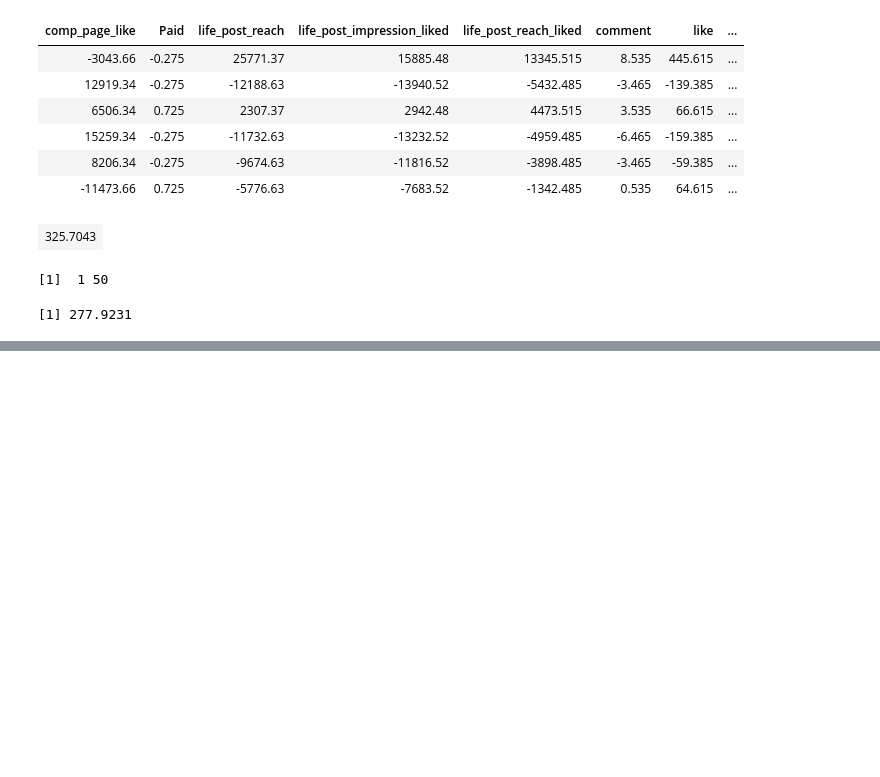
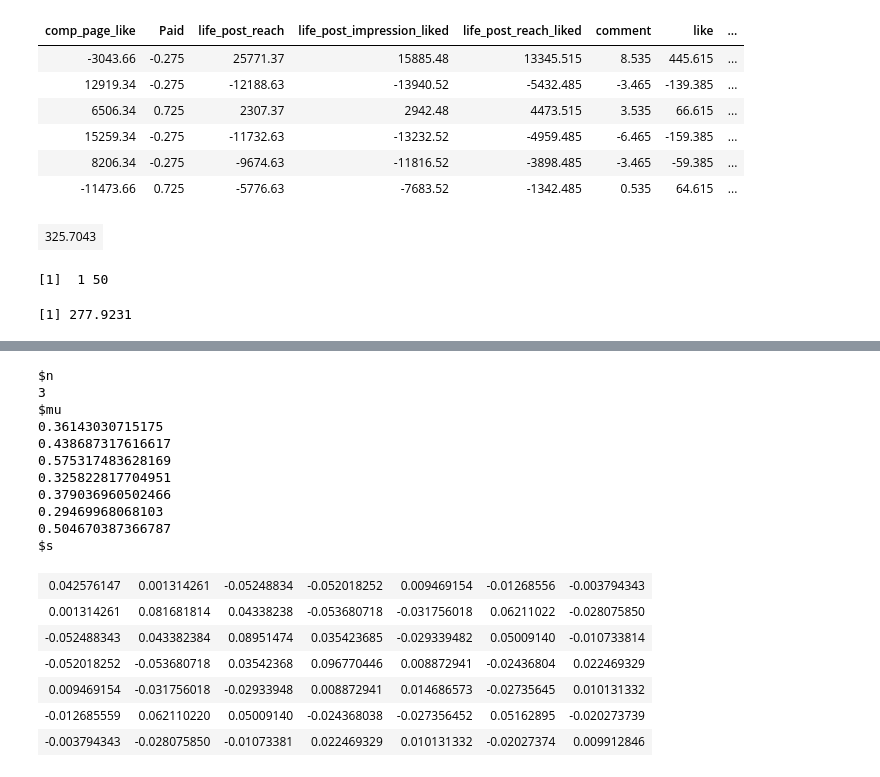
Before and after one commit to CryoliteZ/Statistical-Learning-R, a Jupyter notebook: HW1/hw1.ipynb, the cells around one changed output, grey strips where cells are left out. Cells and saved outputs as stored; diff of their text form; code cells hidden in the pictures; blank space fills up the shorter version.

```diff
--- a/HW1/hw1_1.ipynb
+++ b/HW1/hw1.ipynb
@@ -235,0 +261,27 @@ mae1a
+# %%
+mle_update <- function(mu_prev, cov_prev, n_prev, xn){
+    n = n_prev + 1
+    mu = mu_prev + (xn - mu_prev)/n
+    s = (cov_prev * (n-1) + ((n-1)/n) * (xn - mu_prev) %*%  t(xn - mu_prev)) / n
+    return(list(n = n, mu = mu, s = s))
+}
+mle_update(mu_prev, cov_prev, nrow(data1), xn)
+# %% [output]
+$n
+3
+$mu
+0.36143030715175
+0.438687317616617
+0.575317483628169
+0.325822817704951
+0.379036960502466
+0.29469968068103
+0.504670387366787
+$s
+| 0.042576147 | 0.001314261 | -0.05248834 | -0.052018252 | 0.009469154 | -0.01268556 | -0.003794343 |
+| 0.001314261 | 0.081681814 | 0.04338238 | -0.053680718 | -0.031756018 | 0.06211022 | -0.028075850 |
+| -0.052488343 | 0.043382384 | 0.08951474 | 0.035423685 | -0.029339482 | 0.05009140 | -0.010733814 |
+| -0.052018252 | -0.053680718 | 0.03542368 | 0.096770446 | 0.008872941 | -0.02436804 | 0.022469329 |
+| 0.009469154 | -0.031756018 | -0.02933948 | 0.008872941 | 0.014686573 | -0.02735645 | 0.010131332 |
+| -0.012685559 | 0.062110220 | 0.05009140 | -0.024368038 | -0.027356452 | 0.05162895 | -0.020273739 |
+| -0.003794343 | -0.028075850 | -0.01073381 | 0.022469329 | 0.010131332 | -0.02027374 | 0.009912846 |
```
Also changed, not shown: parts of 2 cells of this notebook, 1 other file.
